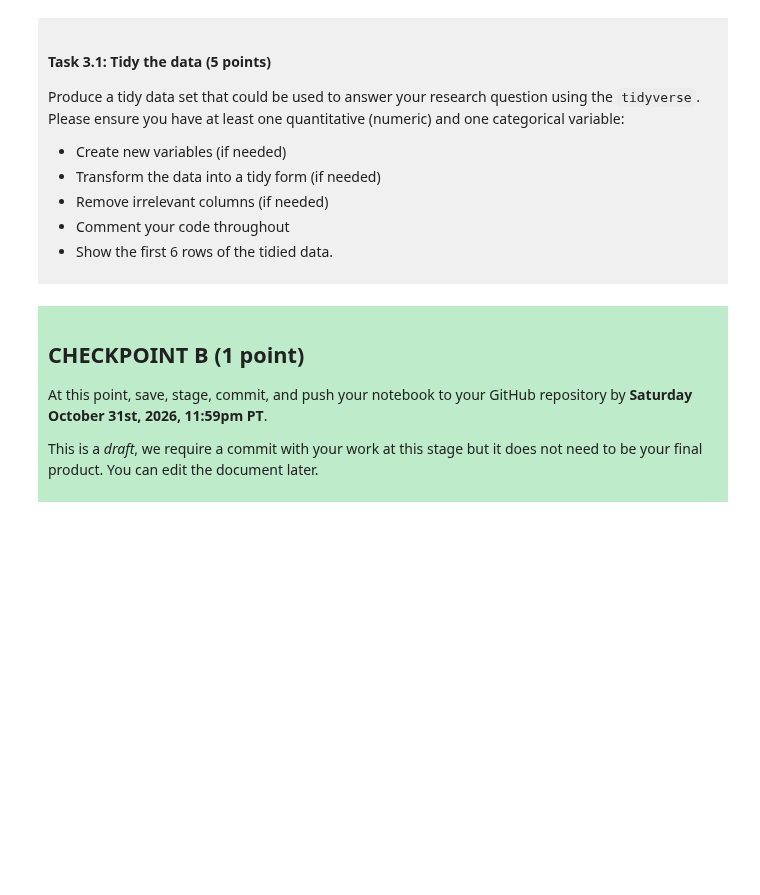
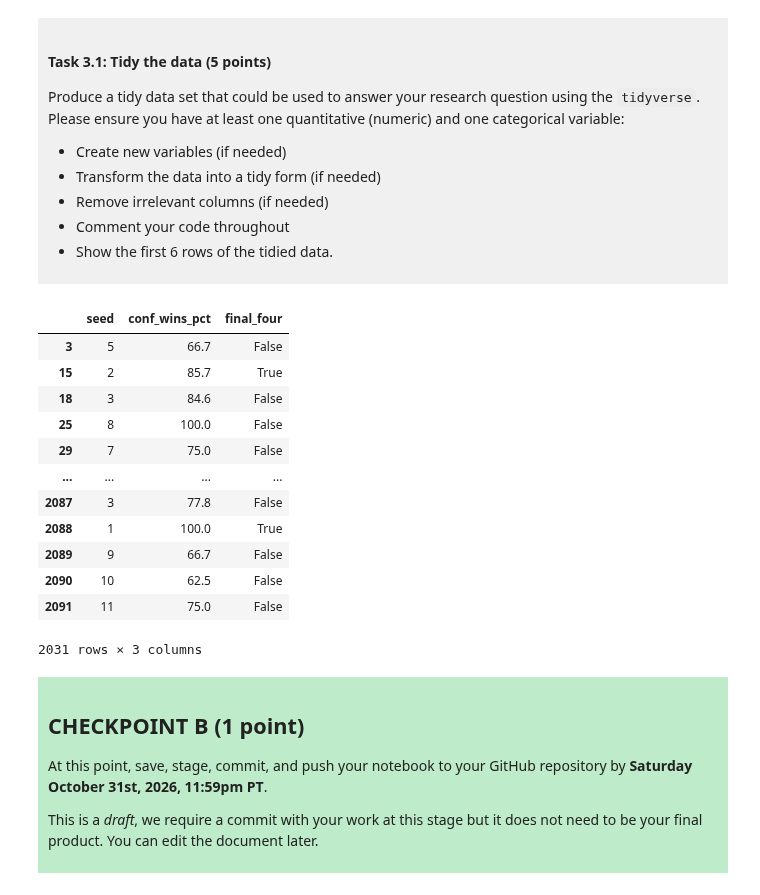
Before and after one commit to akiku2007/dsci-100-project-Aleksandra-Kiku, a Jupyter notebook: dsci-100-project-notebook.ipynb, the cells around one changed output. Cells and saved outputs as stored; diff of their text form; code cells hidden in the pictures; blank space fills up the shorter version.

```diff
--- a/dsci-100-project-notebook.ipynb
+++ b/dsci-100-project-notebook.ipynb
@@ -187,7 +197,35 @@ Produce a tidy data set that could be used to answer your research question usin
 
 </div>
 # %%
-### EDIT THIS CODE CELL ###
+# Define which tournament outcomes count as reaching the Final Four
+final_four = ["top_4_loss", "top_2_loss", "champ"]
+
+# Create a categorical variable indicating whether a team reached the Final Four
+women_basketball_tidy = women_basketball.assign(
+    final_four = women_basketball["tourney_finish"].isin(final_four)
+)
+
+# Keep only relevant columns and remove missing values
+# There are only around 60 NA values, so it would substantally affect our predictions by dropping them
+women_basketball_tidy = women_basketball_tidy[
+    ["seed", "conf_wins_pct", "final_four"]
+].dropna()
+
+women_basketball_tidy
+# %% [output]
+|  | seed | conf_wins_pct | final_four |
+| 3 | 5 | 66.7 | False |
+| 15 | 2 | 85.7 | True |
+| 18 | 3 | 84.6 | False |
+| 25 | 8 | 100.0 | False |
+| 29 | 7 | 75.0 | False |
+| ... | ... | ... | ... |
+| 2087 | 3 | 77.8 | False |
+| 2088 | 1 | 100.0 | True |
+| 2089 | 9 | 66.7 | False |
+| 2090 | 10 | 62.5 | False |
+| 2091 | 11 | 75.0 | False |
+2031 rows × 3 columns
 # %% [markdown]
 <div style="background-color: #beebca; padding: 10px;">
 
```
Also changed, not shown: parts of 5 cells of this notebook.
